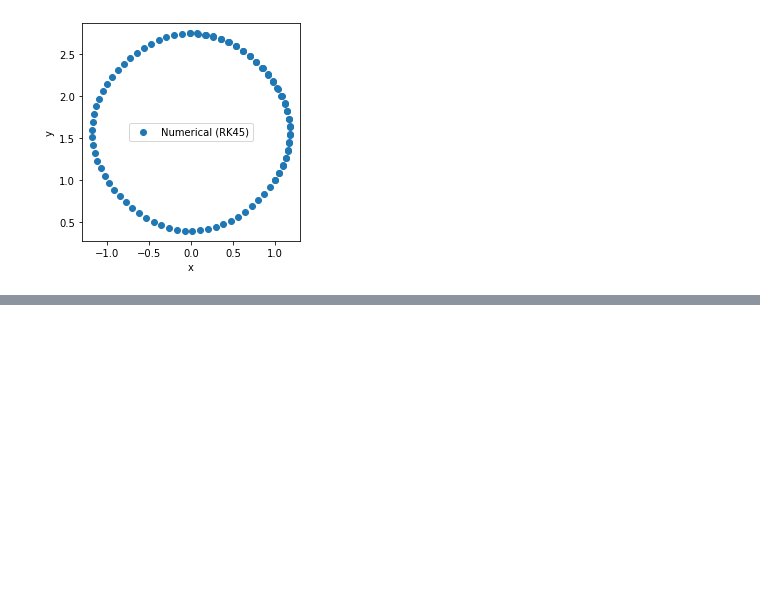
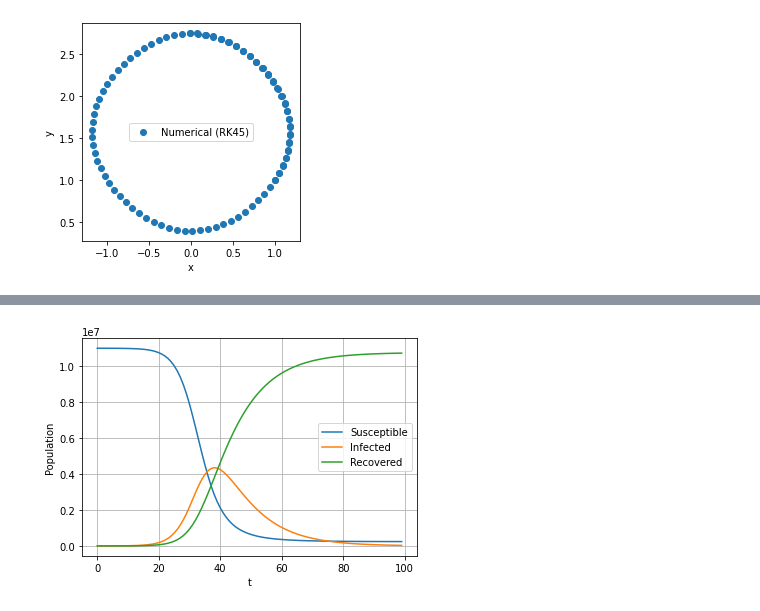
Before and after one commit to franklinzppa/studies-physics, a Jupyter notebook: math-tools.ipynb, the cells around one changed output, grey strips where cells are left out. Drawn from its saved outputs; the diff is of its cells as text; code cells hidden in the pictures; blank space fills up the shorter version.

```diff
--- a/math-tools.ipynb
+++ b/math-tools.ipynb
@@ -133,0 +140,32 @@ plt.show()
+# %%
+def f(t, y, beta, gamma, N):
+    S, I, R = y
+    a = beta/N
+    b = gamma
+    fS = -a*S*I
+    fI = +a*S*I - b*I
+    fR = +b*I
+    return [fS, fI, fR]
+
+N = 1.1e7 # Population size
+I0 = 574 # Initial infected people
+beta = 0.39 # Controls the transmission rate
+gamma = 0.1 # Controls the recovery rate
+init_conditions = [N - I0, I0, 0] # Initial conditions S0, I0, R0
+
+sol = integrate.solve_ivp(f, (0, 100), init_conditions, t_eval=np.arange(0, 100, 1), args=(beta, gamma, N))
+S = sol.y[0]
+I = sol.y[1]
+R = sol.y[2]
+t = sol.t
+
+plt.plot(t, S, label='Susceptible')
+plt.plot(t, I, label='Infected')
+plt.plot(t, R, label='Recovered')
+plt.xlabel('t')
+plt.ylabel('Population')
+plt.grid()
+plt.legend()
+plt.show()
+# %% [output]
+[figure, added]
```
Also changed, not shown: parts of 1 cell of this notebook, 1 other file.
